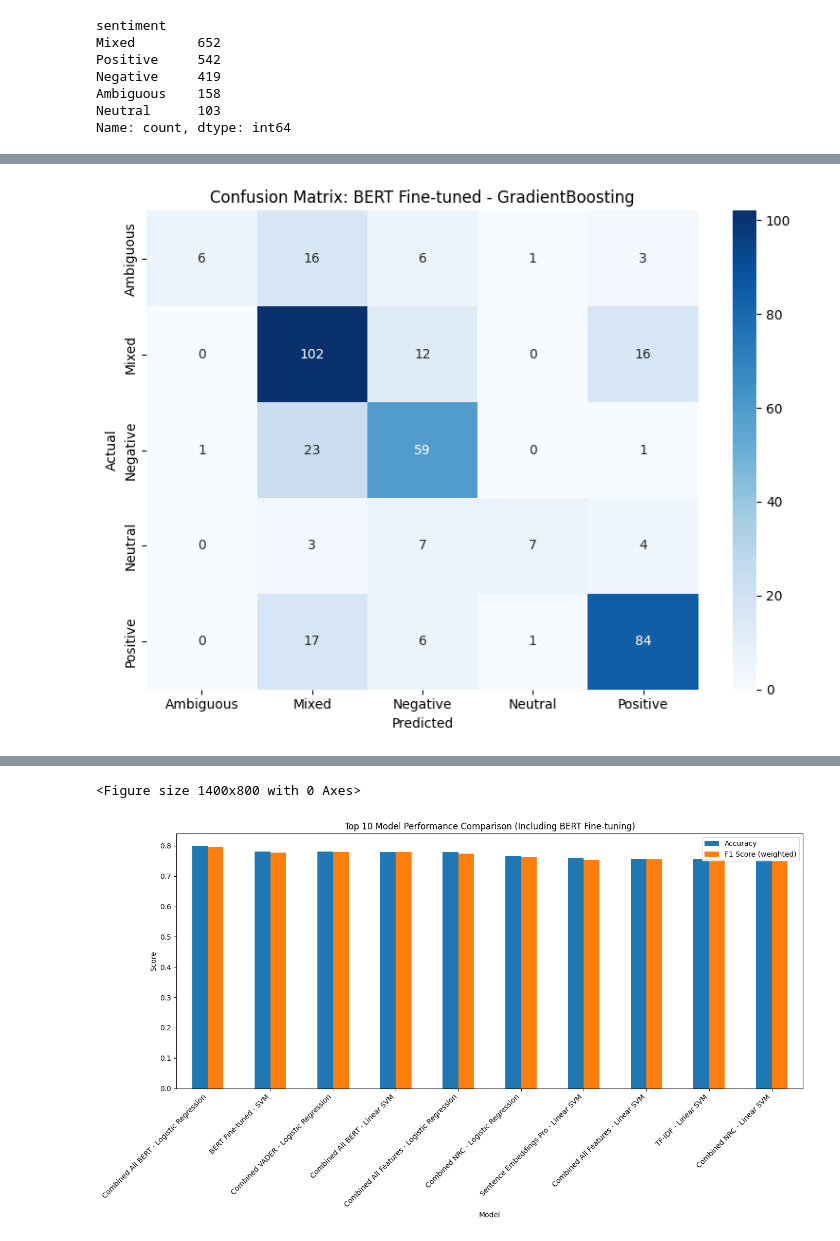
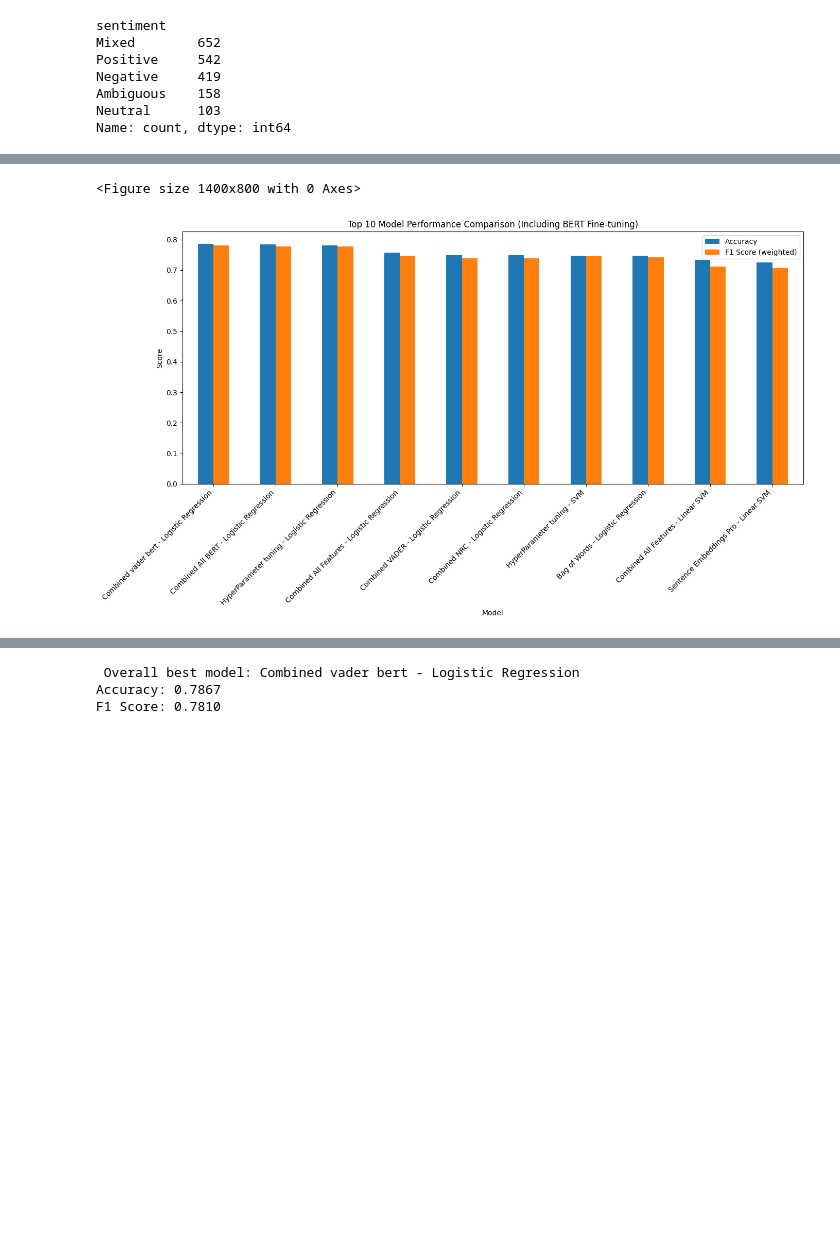
Before and after one commit to RafaParkoureiro/Emotionverse, a Jupyter notebook: final2.ipynb, the cells around one changed output, grey strips where cells are left out. Drawn from its saved outputs; the diff is of its cells as text; code cells hidden in the pictures; blank space fills up the shorter version.

```diff
--- a/final2.ipynb
+++ b/final2.ipynb
@@ -10,12 +10,14 @@ features_dir = 'emotionverse_features_advanced'
 X_tfidf = load_npz(os.path.join(features_dir, 'tfidf_features.npz')) #sim
 X_bow = load_npz(os.path.join(features_dir, 'bow_features.npz'))  # sim
 labels_df = pd.read_csv(os.path.join(features_dir, 'emotionverse_labels.csv')) # sim
-allminipro = np.load(os.path.join(features_dir, 'sentence_embeddings_pro.npy')) #simm
-combined_all = np.load(os.path.join(features_dir, 'combined_all.npy'),allow_pickle=True).item() # sim
-combined_nrc = np.load(os.path.join(features_dir, 'combined_nrc.npy'),allow_pickle=True).item() #sim
-combined_vader = np.load(os.path.join(features_dir, 'combined_vader.npy'),allow_pickle=True).item()# sim
-combined_all_bert = np.load(os.path.join(features_dir, 'combined_all_bert.npy'),allow_pickle=True).item()
-combined_vader_bert = np.load(os.path.join(features_dir, 'combined_vader_bert.npy'),allow_pickle=True).item()
+allminipro = np.load(os.path.join(features_dir, 'sentence_embeddings.npy')) #simm
+tf_lexi = np.load(os.path.join(features_dir, 'tf_lexi.npy'),allow_pickle=True).item() # sim
+tf_vader_file = np.load(os.path.join(features_dir, 'tf_vader_file.npy'),allow_pickle=True).item() #sim
+bert_vader_file = np.load(os.path.join(features_dir, 'bert_vader_file.npy'),allow_pickle=True).item()# sim
+bert_lexi = np.load(os.path.join(features_dir, 'bert_lexi.npy'),allow_pickle=True).item() #sim
+tf_bert_vader_file = np.load(os.path.join(features_dir, 'tf_bert_vader_file.npy'),allow_pickle=True).item() #sim
+tf_bert_lexi = np.load(os.path.join(features_dir, 'tf_bert_lexi.npy'),allow_pickle=True).item() #sim
+lexicon_features = np.load(os.path.join(features_dir, 'custom_lexicon_features.npy'),allow_pickle=True)
 # %%
 import numpy as np
 
@@ -398,5 +721,5 @@ Best in Combined group: Combined vader bert - Logistic Regression
 # %%
-# 🚀 Load BERT Embeddings and Train Specialized Classifier
+#  Load BERT Embeddings and Train Specialized Classifier
 print("\n----- Fine-tuning Sentiment Classifier with BERT Embeddings -----")
 
 def train_bert_sentiment_classifier(X_train, X_test, y_train, y_test, model_name="BERT Fine-tuned"):
@@ -413,7 +736,6 @@ def train_bert_sentiment_classifier(X_train, X_test, y_train, y_test, model_name
     Returns:
     - results: Dictionary with model and performance metrics
     """
-    from sklearn.ensemble import RandomForestClassifier, GradientBoostingClassifier
     from sklearn.linear_model import LogisticRegression
     from sklearn.svm import SVC
     from sklearn.model_selection import GridSearchCV
@@ -422,30 +744,36 @@ def train_bert_sentiment_classifier(X_train, X_test, y_train, y_test, model_name
     import seaborn as sns
     import joblib
 
+
+    from sklearn.utils.class_weight import compute_class_weight
+    import numpy as np
+
+    # Compute class weights
+    class_weights = compute_class_weight(
+        class_weight='balanced',
+        classes=np.unique(y_sentiment),
+        y=y_sentiment
+    )
+
+# Convert to dictionary for sklearn
+    class_weight_dict = dict(zip(np.unique(y_sentiment), class_weights))
+
     # Define more sophisticated models and hyperparameter grids
     bert_models = {
         'Logistic Regression': {
-            'model': LogisticRegression(max_iter=2000, random_state=420),
+            'model': LogisticRegression(max_iter=1000),
             'params': {
-                'C': [0.1, 1.0, 10.0],
-                'solver': ['liblinear', 'saga'],
-                'class_weight': [None, 'balanced']
+                'C': [0.1, 1.0,1.5,2,2.5,3],
+                'solver': ['liblinear', 'saga', 'lbfgs'],
+                'class_weight': [None, class_weight_dict]
             }
         },
         'SVM': {
-            'model': SVC(probability=True, random_state=420),
+            'model': SVC(probability=True),
             'params': {
-                'C': [0.1, 1.0, 10.0],
+                'C': [0.1, 1.0,1.5,2,2.5,3],
                 'kernel': ['linear', 'rbf'],
-                'class_weight': [None, 'balanced']
-            }
-        },
-        'GradientBoosting': {
-            'model': GradientBoostingClassifier(random_state=420),
-            'params': {
-                'n_estimators': [100, 200],
-                'learning_rate': [0.05, 0.1],
-                'max_depth': [3, 5]
+                'class_weight': [None, class_weight_dict]
             }
         }
     }
@@ -535,13 +863,16 @@ def train_bert_sentiment_classifier(X_train, X_test, y_train, y_test, model_name
 
 # Now train the BERT-based models
 # Assuming X_allmini_trainpro contains your BERT embeddings
-bert_results = train_bert_sentiment_classifier(
-    X_allmini_trainpro,
-    X_allmini_testpro,
-    y_train_allminipro,
-    y_test_allminipro,
-    "BERT Fine-tuned"
+
+
+X_original_train, X_original_test, y_train, y_test = train_test_split(
+    combined_vader_bert, y_sentiment, test_size=0.2, random_state=420, stratify=y_sentiment
 )
+
+
+bert_results=train_bert_sentiment_classifier(X_original_train, X_original_test, y_train, y_test,"HyperParameter tuning")
+
+
 
 # Add BERT results to the overall comparison
 for model_name, metrics in bert_results.items():
@@ -582,7 +913,7 @@ plt.show()
 
 # Find overall best model
 overall_best_model = updated_comparison_df.iloc[0]['Model']
-print(f"\n🏆 Overall best model: {overall_best_model}")
+print(f"\n Overall best model: {overall_best_model}")
 print(f"Accuracy: {updated_comparison_df.iloc[0]['Accuracy']:.4f}")
 print(f"F1 Score: {updated_comparison_df.iloc[0]['F1 Score (weighted)']:.4f}")
 
@@ -591,7 +922,6 @@ bert_models = [model for model in updated_comparison_df['Model'] if "BERT Fine-t
 best_bert = updated_comparison_df[updated_comparison_df['Model'].isin(bert_models)].iloc[0] if bert_models else None
 
 if best_bert is not None:
-    print(f"\nBest BERT fine-tuned model: {best_bert['Model']}")
     print(f"Accuracy: {best_bert['Accuracy']:.4f}")
     print(f"F1 Score: {best_bert['F1 Score (weighted)']:.4f}")
 
@@ -657 +988,2 @@ weighted avg       0.71      0.69      0.67       375
+<Figure size 1400x800 with 0 Axes>
-[figure, old version]
+[figure, new version]
@@ -674,2 +990,3 @@ Saved as 'best_bert_sentiment_model.pkl'
-<Figure size 1400x800 with 0 Axes>
+ Overall best model: Combined vader bert - Logistic Regression
+Accuracy: 0.7867
+F1 Score: 0.7810
-[figure, removed]
```
Also changed, not shown: parts of 9 cells of this notebook, 45 other files.
